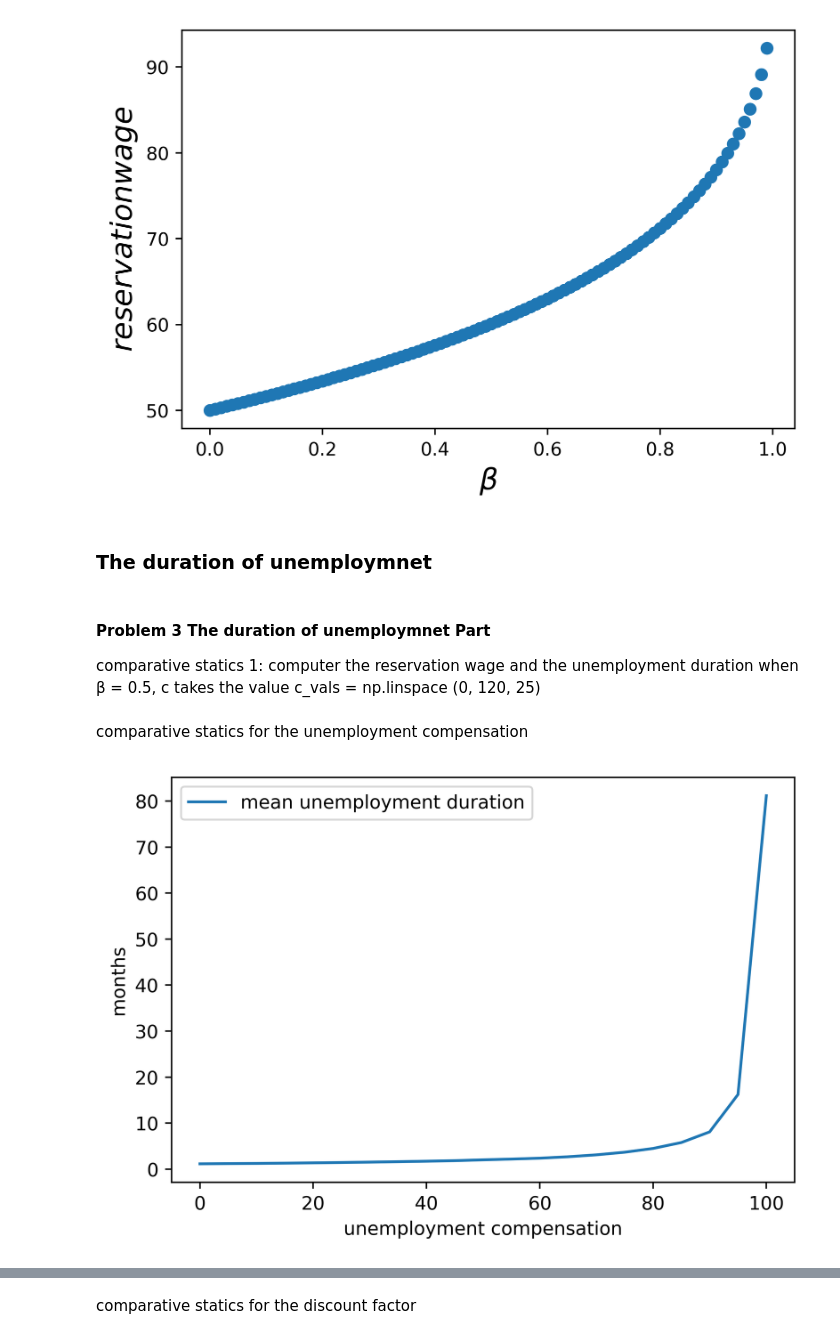
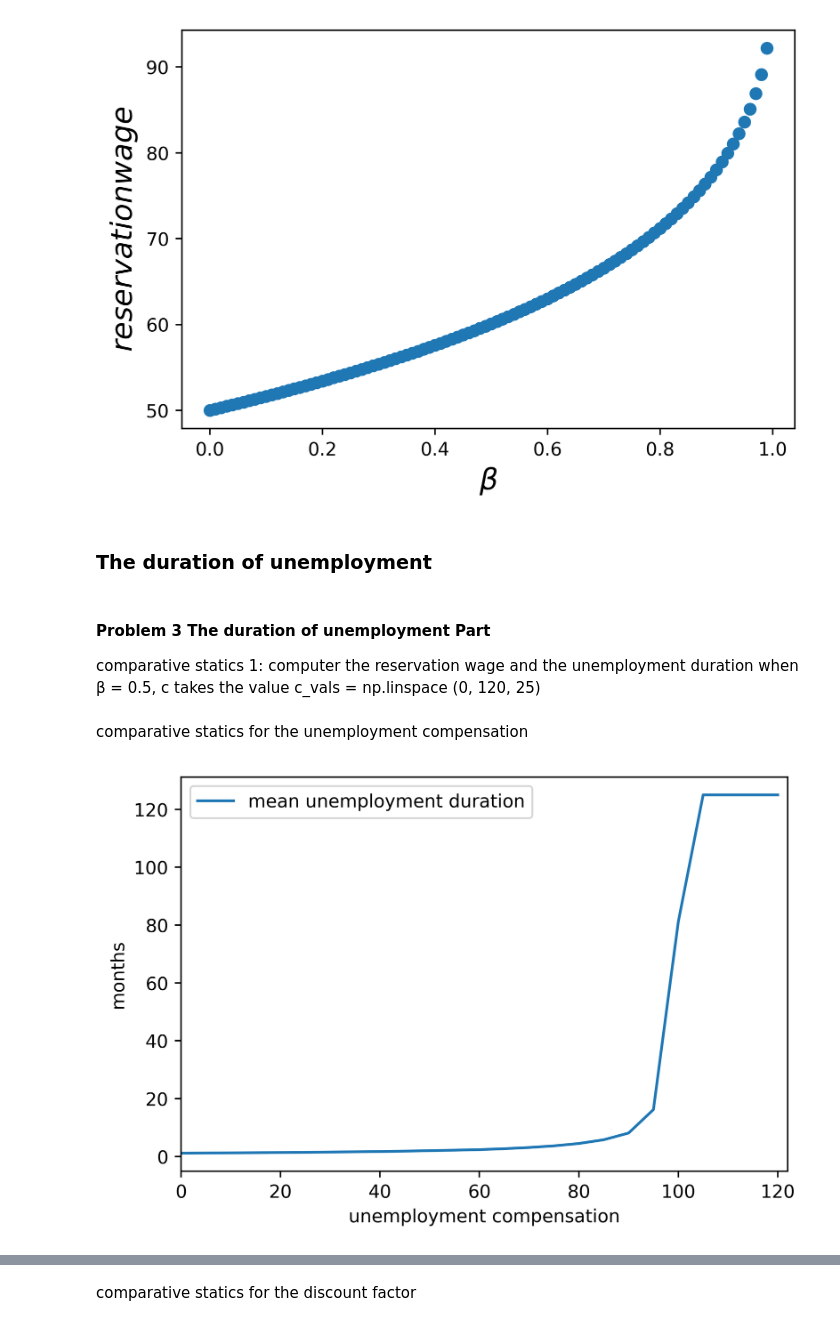
Before and after one commit to HuangruiChu/ECON211, a Jupyter notebook: Huangrui_Chu_Job_Searching_Model.ipynb, the cells around one changed output, grey strips where cells are left out. Cells and saved outputs as stored; diff of their text form; code cells hidden in the pictures.

```diff
--- a/Huangrui_Chu_Job_Searching_Model.ipynb
+++ b/Huangrui_Chu_Job_Searching_Model.ipynb
@@ -302,9 +304,9 @@ plt.show()
 # %% [output]
 [figure]
 # %% [markdown]
-### The duration of unemploymnet
+### The duration of unemployment
 # %% [markdown]
-#### Problem 3 The duration of unemploymnet Part
+#### Problem 3 The duration of unemployment Part
 comparative statics 1: computer the reservation wage and the unemployment duration when β = 0.5, c takes the value c_vals = np.linspace (0, 120, 25)
 # %% [markdown]
 comparative statics for the unemployment compensation
@@ -318,7 +320,7 @@ def compute_stopping_time(w_bar, seed=1234):
     # thus, I should return 1000 to indicate that this man will never be
     #satisfied
     if w_bar>np.max(w_default):
-      return np.Inf
+      return 125
     np.random.seed(seed)
     t = 1
     while True:
@@ -328,33 +330,33 @@ def compute_stopping_time(w_bar, seed=1234):
         # Stop when the draw is above the reservation wage
         if w >= w_bar:
             stopping_time = t
             break
         else:
             t += 1
 
     return stopping_time
 
 @jit(nopython=True)
 def compute_mean_stopping_time(w_bar, num_reps=100000):
     obs = np.empty(num_reps)
     for i in range(num_reps):
         obs[i] = compute_stopping_time(w_bar, seed=i)
     return obs.mean()
 β =0.5   ### change parameter of the discount factors
 c_vals = np.linspace(0, 120, 25)### change parameter of the unemployment conpensation
 stop_times = np.empty_like(c_vals)
 for i, c in enumerate(c_vals):
     mcm = McCallModel(c=c, β=β)
     w_bar = compute_reservation_wage(mcm)
     stop_times[i] = compute_mean_stopping_time(w_bar)
 
 fig, ax = plt.subplots(dpi=500)
-
+ax.set_xlim(0,122)
 ax.plot(c_vals, stop_times, label="mean unemployment duration")
 ax.set(xlabel="unemployment compensation", ylabel="months")
 ax.legend()
 
 plt.show()
 # %% [output]
-[figure, old version]
+[figure, new version]
 # %% [markdown]
```
Also changed, not shown: parts of 6 cells of this notebook.
